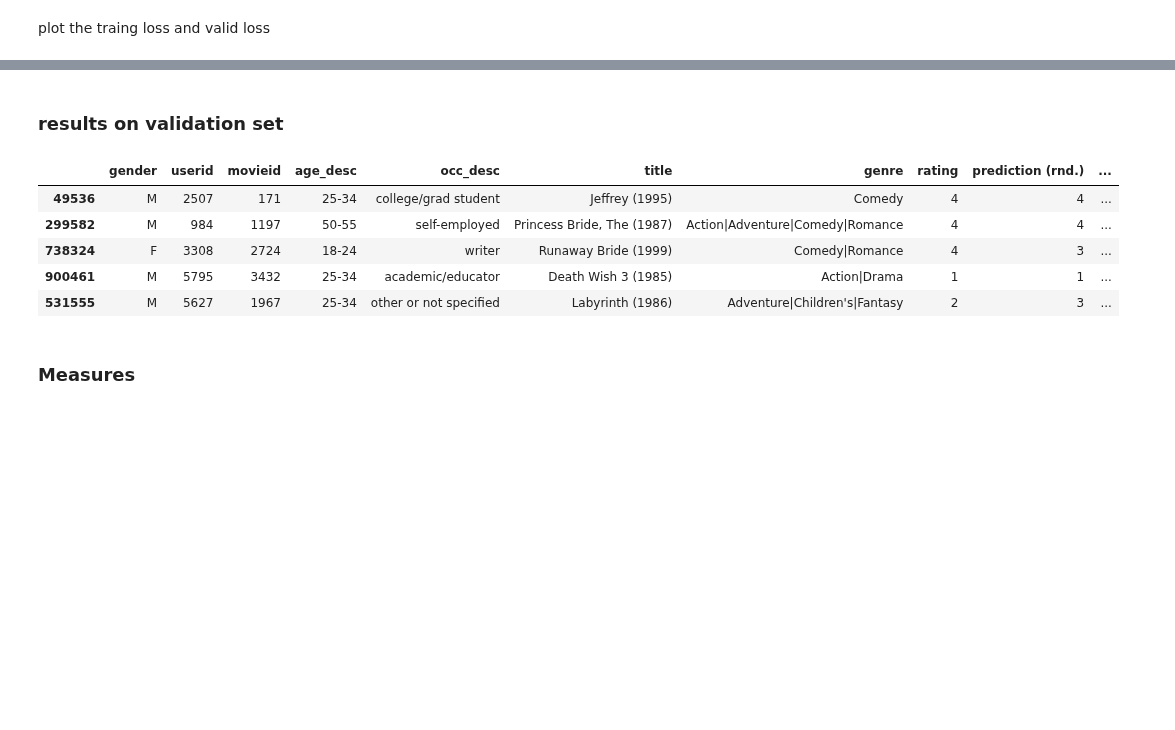
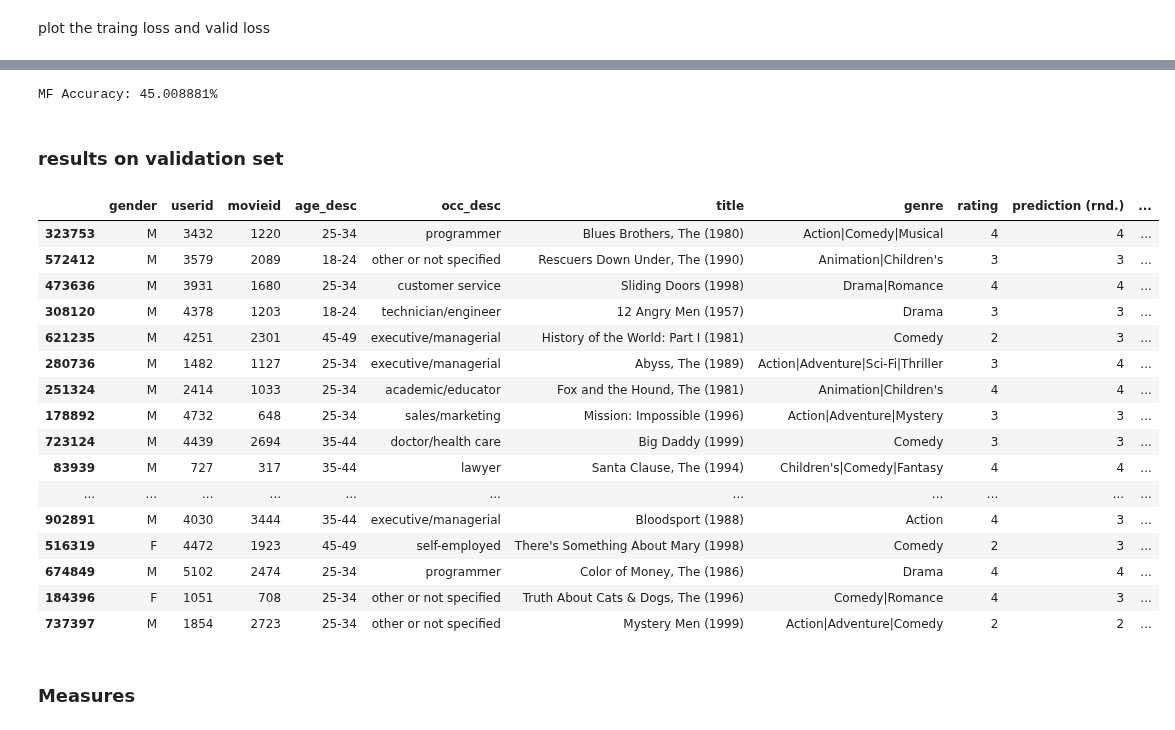
Before and after one commit to leoricklin/Bootcamp_Oct17, a Jupyter notebook: lab/Strata_lab/Collaborative Filtering (ALS) with documentation.ipynb, the cells around one changed output, grey strips where cells are left out. Cells and saved outputs as stored; diff of their text form; code cells hidden in the pictures; blank space fills up the shorter version.

```diff
--- a/lab/Strata_lab/Collaborative Filtering (ALS) with documentation.ipynb
+++ b/lab/Strata_lab/Collaborative Filtering (ALS) with documentation.ipynb
@@ -318,8 +257,8 @@ with tf.Graph().as_default():
     with tf.variable_scope("embeddings"):
         usr_embs, mov_embs = initialize_embeddings(len(dataset.adj_userid.unique()), len(dataset.adj_movieid.unique()), emb_dim)
     with tf.variable_scope("train_set"):
-        train_data = trainset[["adj_userid", "adj_movieid", "rating"]].values.T
-        train_usr_ids, train_mov_ids, train_ratings = create_dataset(*train_data)
+        train_data = trainset[["adj_userid", "adj_movieid", "rating"]].values.T #shape(3, 700146)
+        train_usr_ids, train_mov_ids, train_ratings = create_dataset(*train_data)# expend to 3 lists
     with tf.variable_scope("valid_set"):
         valid_data = validset[["adj_userid", "adj_movieid", "rating"]].values.T
         valid_usr_ids, valid_mov_ids, valid_ratings = create_dataset(*valid_data)
@@ -336,18 +275,15 @@ with tf.Graph().as_default():
         valid_loss = mean_squared_difference(valid_preds, valid_ratings)
     with tf.Session() as sess:
         writer = tf.summary.FileWriter('Graph/MF',sess.graph)
-        #sess.run([train_usr_ids.initializer, train_mov_ids.initializer, train_ratings.initializer])
-        #sess.run([valid_usr_ids.initializer, valid_mov_ids.initializer, valid_ratings.initializer])
         sess.run(tf.global_variables_initializer())
         train_loss_history = []
         valid_loss_history = []
         for i in range(epochs):
             current_train_loss, _ = sess.run([train_loss, train_usr_embs])
-            #print("train loss after %ith user emb. opt. step: %f"%(i+1, current_train_loss))
             current_train_loss, _ = sess.run([train_loss, train_mov_embs])
-            #print("train loss after %ith movie emb. opt. step: %f"%(i+1, current_train_loss))
             current_valid_loss = sess.run(valid_loss)
-            #print("valid loss after %ith movie emb. opt. step: %f"%(i+1, current_valid_loss))
+            if i%100 ==0:
+                print("valid loss at step %i: %f"%(i+1, current_valid_loss))
             train_loss_history.append(current_train_loss)
             valid_loss_history.append(current_valid_loss)
         final_user_embeddings, final_movie_embeddings = sess.run([usr_embs, mov_embs])
@@ -370,17 +317,33 @@ plt.show()
+# %%
+mf_accuracy = np.sum(np.round(final_valid_predictions) == validset.rating.values) / len(final_valid_predictions)
+print("MF Accuracy: %f%%"%(mf_accuracy*100,))
+# %% [output]
+MF Accuracy: 45.008881%
 # %% [markdown]
 ### results on validation set
 # %%
 results = validset[["gender", "userid","movieid","age_desc","occ_desc", "title", "genre", "rating"]].copy()
 results["prediction (rnd.)"] = np.asarray(np.round(final_valid_predictions), dtype=np.int16)
 results["prediction (prc.)"] = final_valid_predictions
-results.head(5)
+results.head(50)
 # %% [output]
 |  | gender | userid | movieid | age_desc | occ_desc | title | genre | rating | prediction (rnd.) | ... |
-| 49536 | M | 2507 | 171 | 25-34 | college/grad student | Jeffrey (1995) | Comedy | 4 | 4 | ... |
-| 299582 | M | 984 | 1197 | 50-55 | self-employed | Princess Bride, The (1987) | Action|Adventure|Comedy|Romance | 4 | 4 | ... |
-| 738324 | F | 3308 | 2724 | 18-24 | writer | Runaway Bride (1999) | Comedy|Romance | 4 | 3 | ... |
-| 900461 | M | 5795 | 3432 | 25-34 | academic/educator | Death Wish 3 (1985) | Action|Drama | 1 | 1 | ... |
-| 531555 | M | 5627 | 1967 | 25-34 | other or not specified | Labyrinth (1986) | Adventure|Children's|Fantasy | 2 | 3 | ... |
+| 323753 | M | 3432 | 1220 | 25-34 | programmer | Blues Brothers, The (1980) | Action|Comedy|Musical | 4 | 4 | ... |
+| 572412 | M | 3579 | 2089 | 18-24 | other or not specified | Rescuers Down Under, The (1990) | Animation|Children's | 3 | 3 | ... |
+| 473636 | M | 3931 | 1680 | 25-34 | customer service | Sliding Doors (1998) | Drama|Romance | 4 | 4 | ... |
+| 308120 | M | 4378 | 1203 | 18-24 | technician/engineer | 12 Angry Men (1957) | Drama | 3 | 3 | ... |
+| 621235 | M | 4251 | 2301 | 45-49 | executive/managerial | History of the World: Part I (1981) | Comedy | 2 | 3 | ... |
+| 280736 | M | 1482 | 1127 | 25-34 | executive/managerial | Abyss, The (1989) | Action|Adventure|Sci-Fi|Thriller | 3 | 4 | ... |
+| 251324 | M | 2414 | 1033 | 25-34 | academic/educator | Fox and the Hound, The (1981) | Animation|Children's | 4 | 4 | ... |
+| 178892 | M | 4732 | 648 | 25-34 | sales/marketing | Mission: Impossible (1996) | Action|Adventure|Mystery | 3 | 3 | ... |
+| 723124 | M | 4439 | 2694 | 35-44 | doctor/health care | Big Daddy (1999) | Comedy | 3 | 3 | ... |
+| 83939 | M | 727 | 317 | 35-44 | lawyer | Santa Clause, The (1994) | Children's|Comedy|Fantasy | 4 | 4 | ... |
+| ... | ... | ... | ... | ... | ... | ... | ... | ... | ... | ... |
+| 902891 | M | 4030 | 3444 | 35-44 | executive/managerial | Bloodsport (1988) | Action | 4 | 3 | ... |
+| 516319 | F | 4472 | 1923 | 45-49 | self-employed | There's Something About Mary (1998) | Comedy | 2 | 3 | ... |
+| 674849 | M | 5102 | 2474 | 25-34 | programmer | Color of Money, The (1986) | Drama | 4 | 4 | ... |
+| 184396 | F | 1051 | 708 | 25-34 | other or not specified | Truth About Cats & Dogs, The (1996) | Comedy|Romance | 4 | 3 | ... |
+| 737397 | M | 1854 | 2723 | 25-34 | other or not specified | Mystery Men (1999) | Action|Adventure|Comedy | 2 | 2 | ... |
 # %% [markdown]
 ### Measures
 # %%
```
Also changed, not shown: parts of 8 cells of this notebook.
